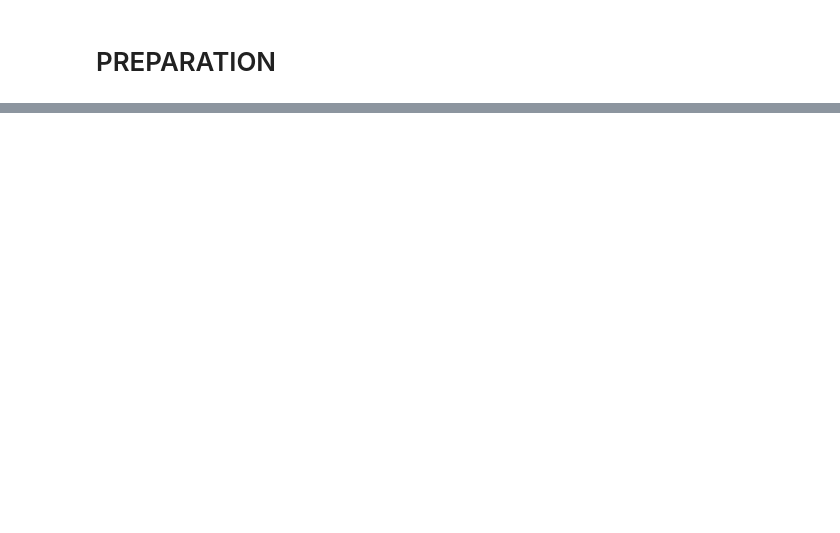
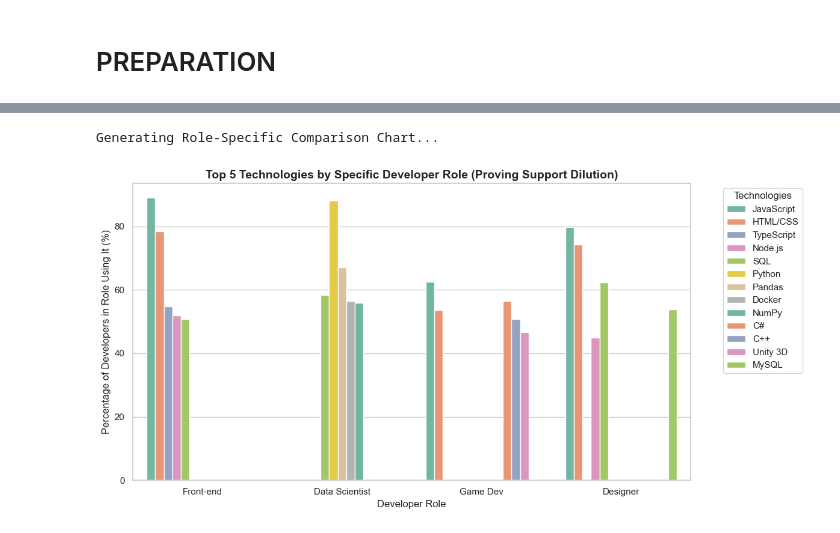
Before and after one commit to gdgochanu-vuhoang/Technology-Dependencies-via-Association-Rule-Mining, a Jupyter notebook: Technology-Dependencies-via-Association-Rule-Mining.ipynb, the cells around one changed output, grey strips where cells are left out. Drawn from its saved outputs; the diff is of its cells as text; code cells hidden in the pictures; blank space fills up the shorter version.

```diff
--- a/Technology-Dependencies-via-Association-Rule-Mining.ipynb
+++ b/Technology-Dependencies-via-Association-Rule-Mining.ipynb
@@ -67,0 +149,50 @@ First 3 transactions:
+# %%
+# ==========================================
+# CHART 3: Top Tech by Developer Role (Micro Analysis Setup)
+# ==========================================
+print("\nGenerating Role-Specific Comparison Chart...")
+
+# Stack Overflow often allows multiple roles (e.g., "Developer, front-end; Developer, back-end").
+# To keep this chart clean, let's just look at people who strongly identified with one primary role category.
+# We will check if the string contains these keywords.
+roles_to_check = {
+    'Front-end': 'front-end',
+    'Data Scientist': 'data scientist',
+    'Mobile': 'mobile',
+    'Game Dev': 'game or graphics',
+    'Designer': 'designer'
+}
+
+role_tech_data = []
+
+for role_name, keyword in roles_to_check.items():
+    # Filter the dataframe for this specific role
+    df_role = df[df['DevType'].str.contains(keyword, na=False, case=False)]
+
+    # Flatten their specific baskets
+    role_transactions = df_role['Transaction_Basket'].tolist()
+    role_all_tech = [tech.strip() for transaction in role_transactions for tech in transaction]
+
+    # Get their top 5
+    role_top_5 = Counter(role_all_tech).most_common(5)
+
+    # Save for plotting
+    for tech, count in role_top_5:
+        # Calculate percentage to make it fair (since there are more front-end devs than game devs)
+        percentage = (count / len(df_role)) * 100
+        role_tech_data.append({'Role': role_name, 'Technology': tech, 'Usage (%)': percentage})
+
+# Convert to DataFrame for Seaborn
+df_role_chart = pd.DataFrame(role_tech_data)
+
+plt.figure(figsize=(12, 6))
+sns.barplot(data=df_role_chart, x='Role', y='Usage (%)', hue='Technology', palette='Set2')
+plt.title('Top 5 Technologies by Specific Developer Role (Proving Support Dilution)', fontsize=14, fontweight='bold')
+plt.ylabel('Percentage of Developers in Role Using It (%)', fontsize=12)
+plt.xlabel('Developer Role', fontsize=12)
+plt.legend(bbox_to_anchor=(1.05, 1), loc='upper left', title="Technologies")
+plt.tight_layout()
+plt.show()
+# %% [output]
+Generating Role-Specific Comparison Chart...
+[figure, added]
```
Also changed, not shown: parts of 5 cells of this notebook.
